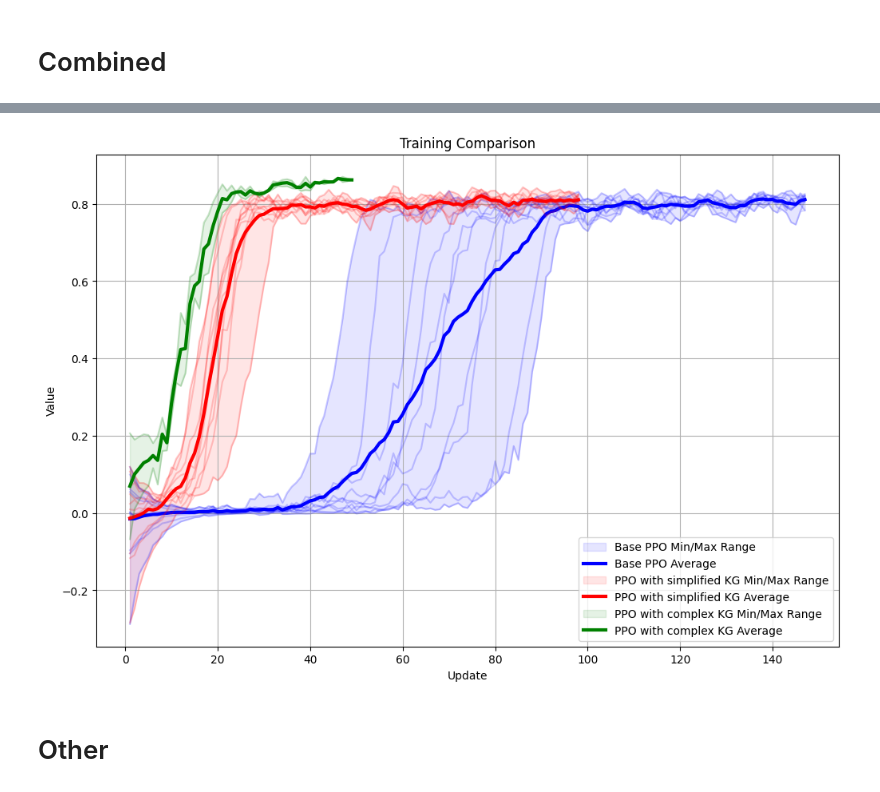
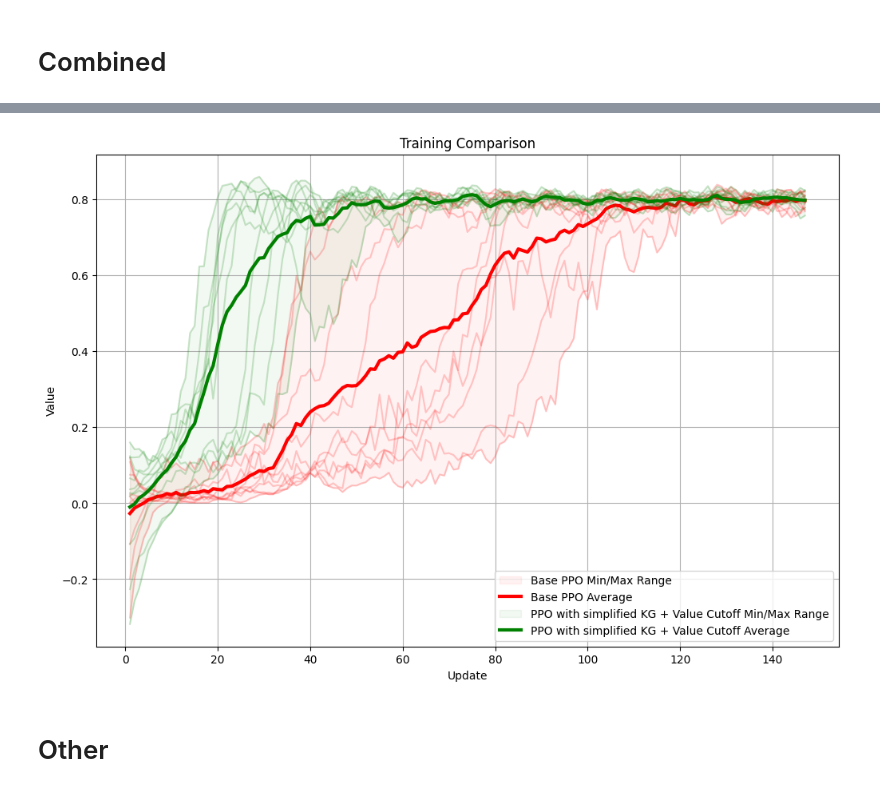
Before and after one commit to jaBrzosko/rl-starter-files, a Jupyter notebook: analysis/summary.ipynb, the cells around one changed output, grey strips where cells are left out. Drawn from its saved outputs; the diff is of its cells as text; code cells hidden in the pictures.

Commit message:
feat: finalize tests

```diff
--- a/analysis/summary.ipynb
+++ b/analysis/summary.ipynb
@@ -108,6 +108,7 @@ df_base is faster. Speed ratio: 16.14x
 # Batch analysis
 # %%
 BASE_EXP_PATH = "../storage/experiments"
+PLOT_SAVE_PATH = "../../paper/images/experiments"
 # %%
 def read_all_experiments(experiment_name):
     """Reads all log files for a given experiment and returns a list of DataFrames."""
@@ -280,7 +281,7 @@ def plot_dataframes_overlay(dataframes, x_col, y_col, color='blue', label_prefix
             min_series.values,
             max_series.values,
             color=color,
-            alpha=0.1,
+            alpha=0.05,
             label=f'{label_prefix} Min/Max Range' if label_prefix else 'Min/Max Range'
         )
 
@@ -323,18 +324,27 @@ def create_combined_plot(x_col, y_col, title, figsize=(12, 8)):
         title: Plot title
         figsize: Figure size tuple
     """
-    plt.figure(figsize=figsize)
+    fig = plt.figure(figsize=figsize)
     plt.xlabel(x_col.capitalize())
     plt.ylabel(y_col.capitalize())
     plt.title(title)
     plt.grid(True)
 
+    return fig
 
-def finalize_plot():
+
+def finalize_plot(file_name=None):
     """
     Finalize and display the plot. Call this after all plot_dataframes_overlay calls.
     """
     plt.legend(loc='best')
+
+    if file_name:
+        path = os.path.join(PLOT_SAVE_PATH, file_name)
+        if not os.path.exists(PLOT_SAVE_PATH):
+            os.makedirs(PLOT_SAVE_PATH)
+        plt.savefig(path)
+
     plt.show()
 # %%
 experiment_name_base = "empty_base"
@@ -414,28 +508,22 @@ finalize_plot()
 # %%
-experiment_name_base = "door_key_base"
+experiment_name_base = "lava_gap_base"
 dataframes_base = read_all_experiments(experiment_name_base)
 
-experiment_name_kg = "door_key_kg_base"
-dataframes_kg = read_all_experiments(experiment_name_kg)
-
-experiment_name_kg_com = "door_key_kg_complex"
-dataframes_kg_com = read_all_experiments(experiment_name_kg_com)
+experiment_name_kg_val_co = "lava_gap_kg_base_value_cutoff"
+dataframes_kg_val_co = read_all_experiments(experiment_name_kg_val_co)
 
 # Plot two different datasets on the same figure
 create_combined_plot('update', 'value', 'Training Comparison')
 
-# First dataset in blue
-plot_dataframes_overlay(dataframes_base, 'update', 'value', color='blue', label_prefix='Base PPO')
+# First dataset in red
+plot_dataframes_overlay(dataframes_base, 'update', 'value', color='red', label_prefix='Base PPO')
 
-# Second dataset in red
-plot_dataframes_overlay(dataframes_kg, 'update', 'value', color='red', label_prefix='PPO with simplified KG')
-
-# Third dataset in green
-plot_dataframes_overlay(dataframes_kg_com, 'update', 'value', color='green', label_prefix='PPO with complex KG')
+# Second dataset in green
+plot_dataframes_overlay(dataframes_kg_val_co, 'update', 'value', color='green', label_prefix='PPO with simplified KG + Value Cutoff')
 
 finalize_plot()
 # %% [output]
-[figure, old version]
+[figure, new version]
 # %% [markdown]
 # Other
 # %%
```
Also changed, not shown: parts of 9 cells of this notebook, 3 other files.
